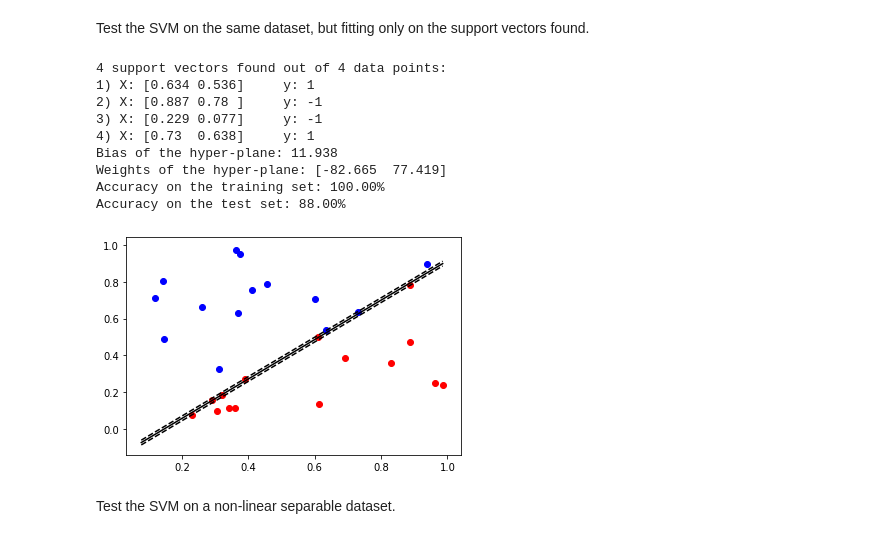
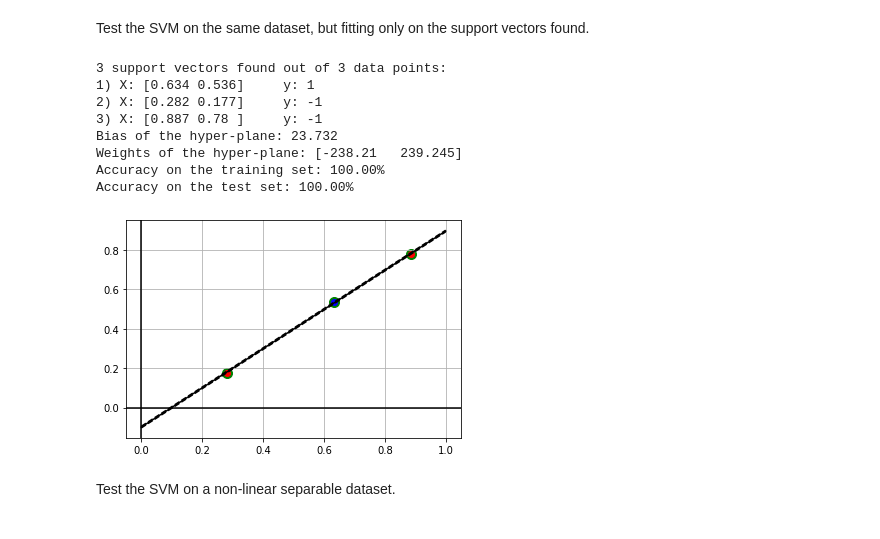
Before and after one commit to nihil21/custom-svm, a Jupyter notebook: custom-svm/svm_usecase.ipynb, the cells around one changed output. Drawn from its saved outputs; the diff is of its cells as text; code cells hidden in the pictures.

```diff
--- a/custom-svm/svm_usecase.ipynb
+++ b/custom-svm/svm_usecase.ipynb
@@ -68,20 +74,19 @@ Accuracy on the test set: 88.00%
 # %% [markdown]
 Test the SVM on the same dataset, but fitting only on the support vectors found.
-# %%
-X_train, y_train = svm.sv_X, svm.sv_y
-svm = SVM()
-fit_and_predict(svm, X_train, X_test, y_train, y_test, True)
-# %% [output]
-4 support vectors found out of 4 data points:
-1) X: [0.634 0.536]     y: 1
-2) X: [0.887 0.78 ]     y: -1
-3) X: [0.229 0.077]     y: -1
-4) X: [0.73  0.638]     y: 1
-Bias of the hyper-plane: 11.938
-Weights of the hyper-plane: [-82.665  77.419]
-Accuracy on the training set: 100.00%
-Accuracy on the test set: 88.00%
-[figure, removed]
+# %%
+X_sv_lin, y_sv_lin = svm_lin.sv_X, svm_lin.sv_y
+svm_lin = SVM()
+fit_and_predict(svm_lin, X_sv_lin, X_test_lin, y_sv_lin, y_test_lin, l_bound=0., h_bound=1.)
+# %% [output]
+3 support vectors found out of 3 data points:
+1) X: [0.634 0.536]     y: 1
+2) X: [0.282 0.177]     y: -1
+3) X: [0.887 0.78 ]     y: -1
+Bias of the hyper-plane: 23.732
+Weights of the hyper-plane: [-238.21   239.245]
+Accuracy on the training set: 100.00%
+Accuracy on the test set: 100.00%
+[figure, added]
 # %% [markdown]
 Test the SVM on a non-linear separable dataset.
 # %%
```
Also changed, not shown: parts of 19 cells of this notebook, 2 other files.
